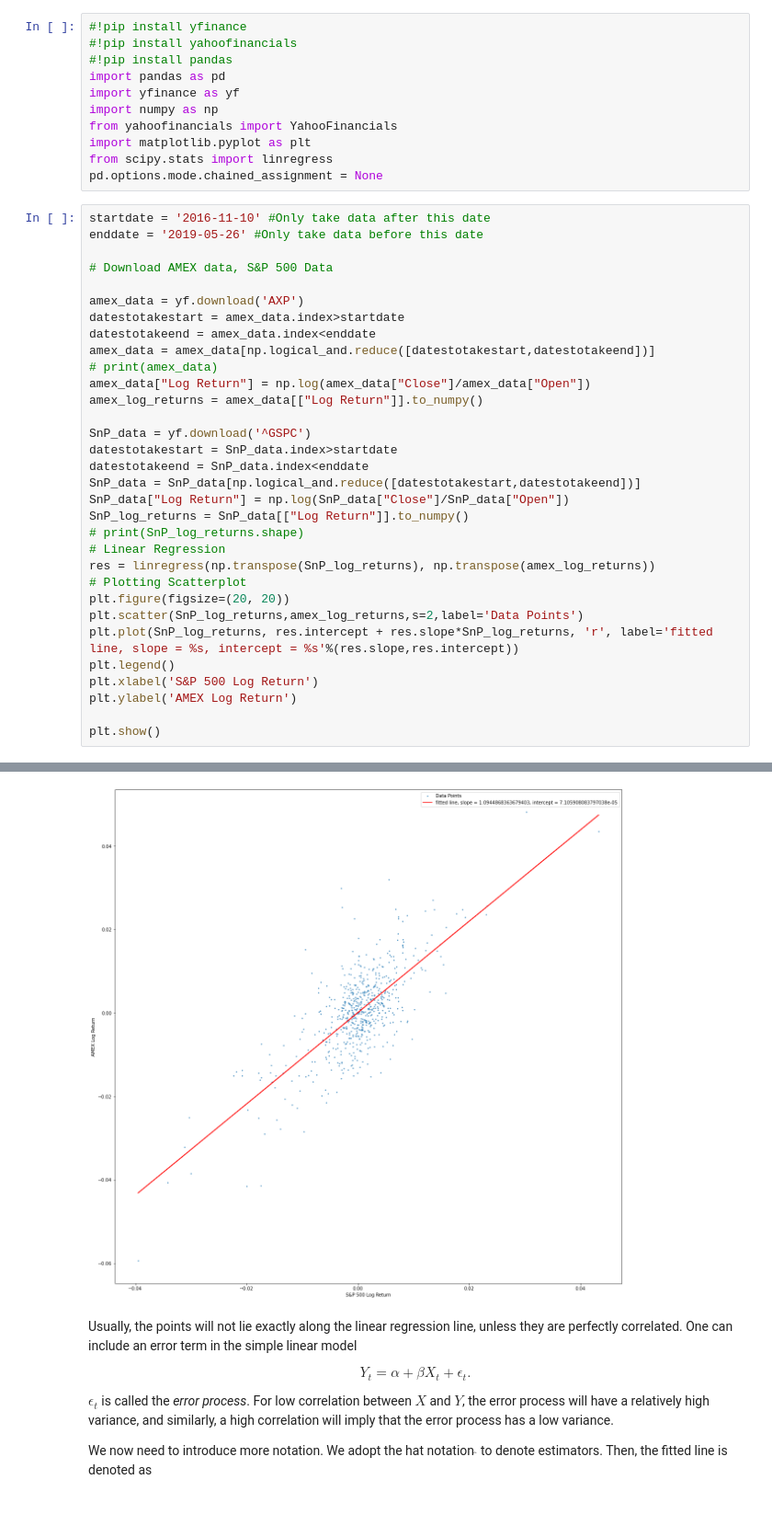
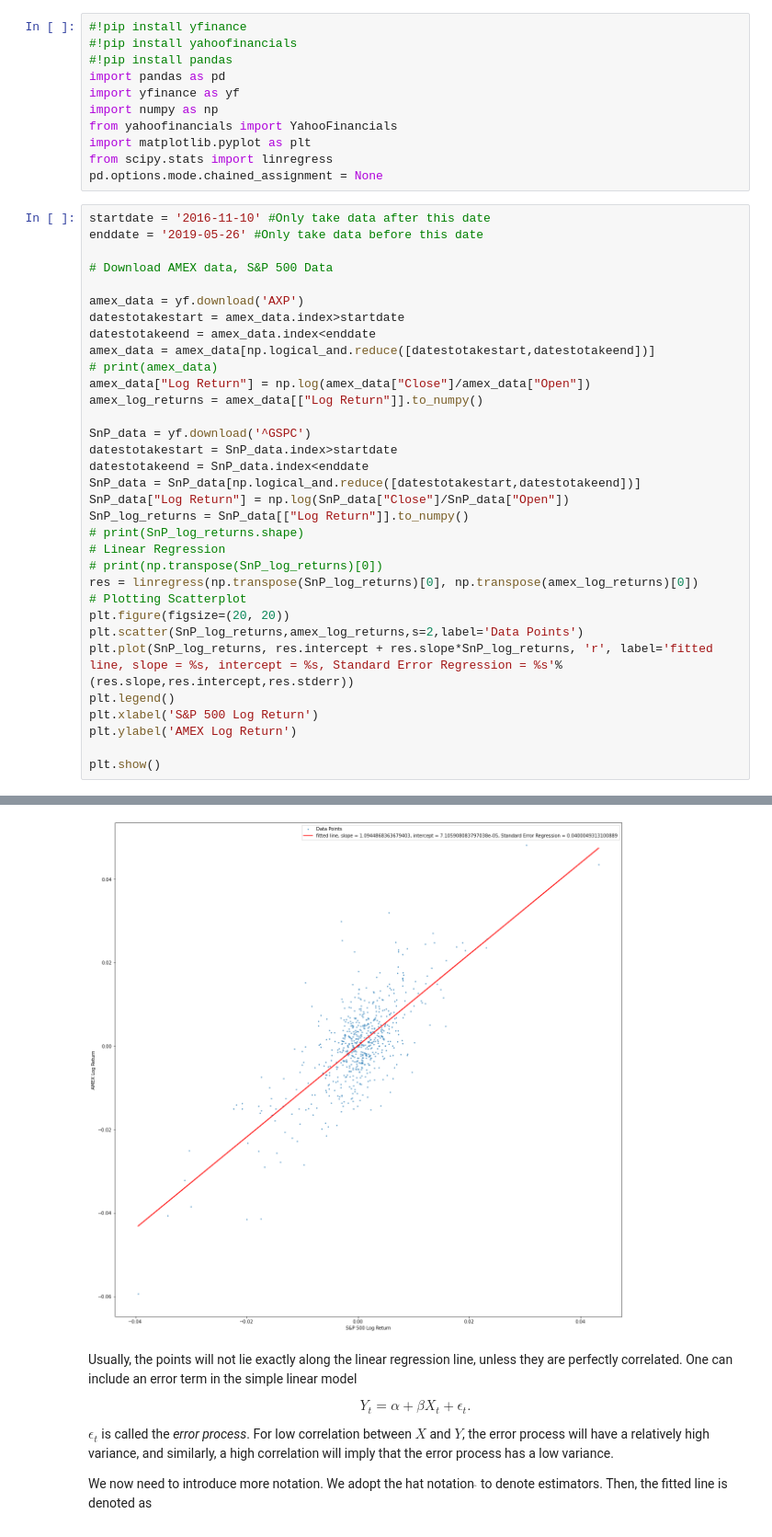
Before and after one commit to tmog123/LearningQuantFinance, a Jupyter notebook: 1_4_Introduction_Linear_Regression.ipynb, the cells around one changed output, grey strips where cells are left out. Shown at 92% size. Drawn from its saved outputs; the diff is of its cells as text.

```diff
--- a/1_4_Introduction_Linear_Regression.ipynb
+++ b/1_4_Introduction_Linear_Regression.ipynb
@@ -31,36 +31,37 @@ enddate = '2019-05-26' #Only take data before this date
 
 # Download AMEX data, S&P 500 Data
 
 amex_data = yf.download('AXP')
 datestotakestart = amex_data.index>startdate
 datestotakeend = amex_data.index<enddate
 amex_data = amex_data[np.logical_and.reduce([datestotakestart,datestotakeend])]
 # print(amex_data)
 amex_data["Log Return"] = np.log(amex_data["Close"]/amex_data["Open"])
 amex_log_returns = amex_data[["Log Return"]].to_numpy()
 
 SnP_data = yf.download('^GSPC')
 datestotakestart = SnP_data.index>startdate
 datestotakeend = SnP_data.index<enddate
 SnP_data = SnP_data[np.logical_and.reduce([datestotakestart,datestotakeend])]
 SnP_data["Log Return"] = np.log(SnP_data["Close"]/SnP_data["Open"])
 SnP_log_returns = SnP_data[["Log Return"]].to_numpy()
 # print(SnP_log_returns.shape)
 # Linear Regression
-res = linregress(np.transpose(SnP_log_returns), np.transpose(amex_log_returns))
+# print(np.transpose(SnP_log_returns)[0])
+res = linregress(np.transpose(SnP_log_returns)[0], np.transpose(amex_log_returns)[0])
 # Plotting Scatterplot
 plt.figure(figsize=(20, 20))
 plt.scatter(SnP_log_returns,amex_log_returns,s=2,label='Data Points')
-plt.plot(SnP_log_returns, res.intercept + res.slope*SnP_log_returns, 'r', label='fitted line, slope = %s, intercept = %s'%(res.slope,res.intercept))
+plt.plot(SnP_log_returns, res.intercept + res.slope*SnP_log_returns, 'r', label='fitted line, slope = %s, intercept = %s, Standard Error Regression = %s'%(res.slope,res.intercept,res.stderr))
 plt.legend()
 plt.xlabel('S&P 500 Log Return')
 plt.ylabel('AMEX Log Return')
 
 plt.show()
 # %% [output]
 [*********************100%***********************]  1 of 1 completed
 [*********************100%***********************]  1 of 1 completed
-[figure, old version]
+[figure, new version]
 # %% [markdown]
 Usually, the points will not lie exactly along the linear regression line, unless they are perfectly correlated. One can include an error term in the simple linear model
 
```
Also changed, not shown: parts of 2 cells of this notebook.
